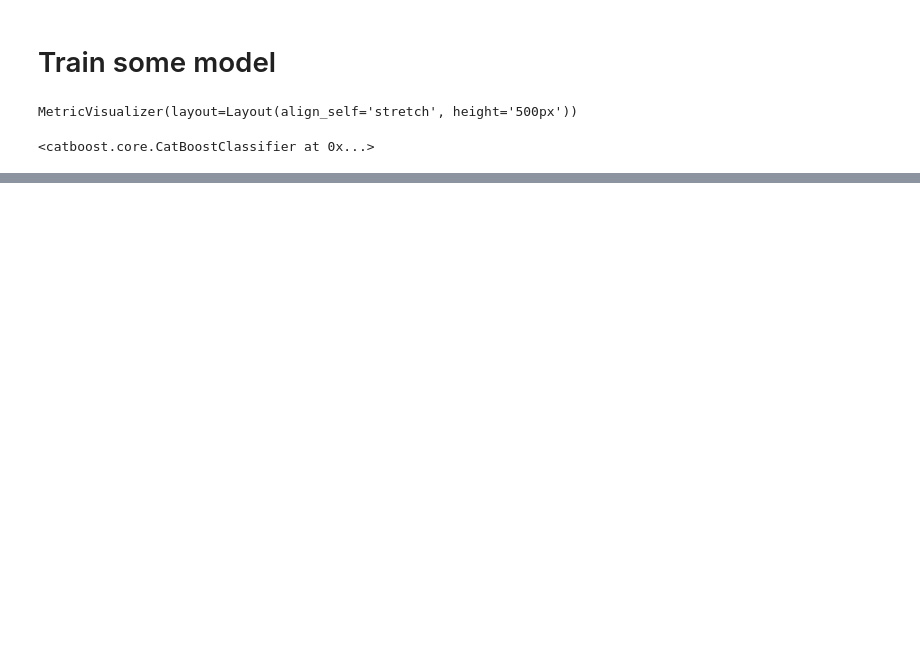
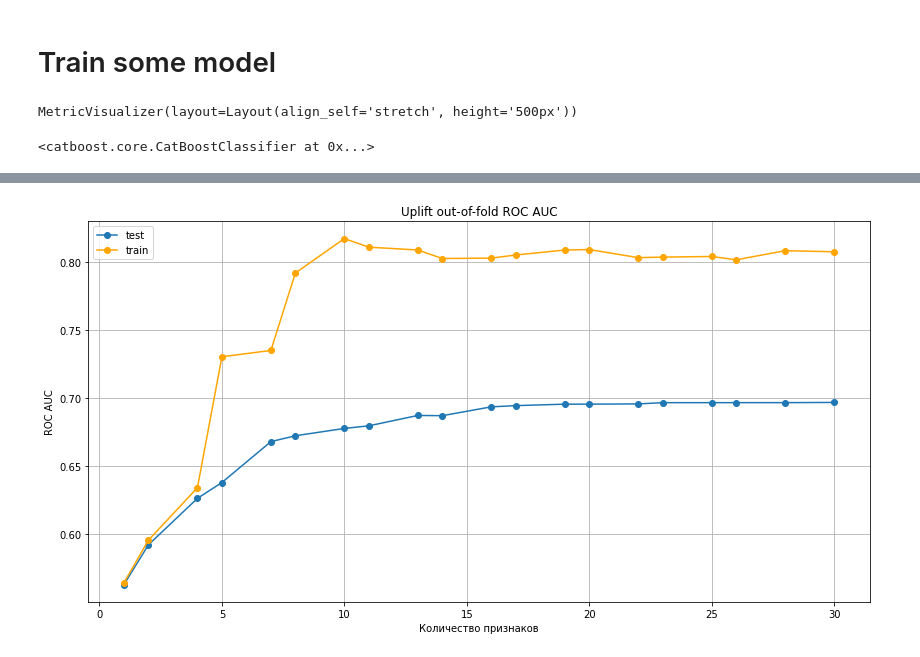
Before and after one commit to goo-goo-goo-joob/hse_credit_risk, a Jupyter notebook: alex_permutation.ipynb, the cells around one changed output, grey strips where cells are left out. Drawn from its saved outputs; the diff is of its cells as text; code cells hidden in the pictures; blank space fills up the shorter version.

```diff
--- a/alex_permutation.ipynb
+++ b/alex_permutation.ipynb
@@ -47,17 +101,6 @@ pools = {
 # pools['train'].save_quantization_borders('borders.dat')
 # pools['oos'].quantize(input_borders='borders.dat')
 # pools['oot'].quantize(input_borders='borders.dat')
-# %%
-params = {
-    "iterations": 400,
-    "max_depth": 4,
-    "learning_rate": 0.1,
-    "rsm": 0.7,
-    "od_wait": 100,
-    "use_best_model": True,
-    "eval_metric": "AUC:hints=skip_train~false",
-    "logging_level": "Silent",
-}
 # %% [markdown]
 # Train some model
 # %%
@@ -113,9 +161,19 @@ imp
 # %%
 uplift = []
-for thr in tqdm(sorted(set(np.percentile(imp["imp"], np.linspace(0, 1, 20))))):
-    features2 = imp[imp["imp"] >= thr]["feature"]
+for thr in tqdm(
+    sorted(
+        set(np.percentile(imp["imp"], np.linspace(0, 100, 20), interpolation="midpoint"))
+        # | set(np.percentile(imp["imp"], np.linspace(0, 20, 20), interpolation="midpoint"))
+        | set([imp["imp"].max()])
+    )
+):
+    features2 = imp[imp["imp"] <= thr]["feature"].values.copy()
     pools2 = {
-        k: catboost.Pool(v[v["target"] != -1][features2], v[v["target"] != -1]["target"], cat_features=cat_features)
+        k: catboost.Pool(
+            v[v["target"] != -1][features2],
+            v[v["target"] != -1]["target"],
+            cat_features=sorted(set(features2) & set(cat_features)),
+        )
         for k, v in samples.items()
     }
     clf = catboost.CatBoostClassifier(**params)
@@ -142 +218,14 @@ uplift
+# %%
+plt.figure(figsize=(14, 7), facecolor='w')
+plt.plot(uplift['columns'], uplift['test_score'], marker='o', label='test')
+plt.plot(uplift['columns'], uplift['train_score'], marker='o', color='orange', label='train')
+
+plt.title('Uplift out-of-fold ROC AUC')
+plt.legend()
+plt.xlabel('Количество признаков')
+plt.ylabel('ROC AUC')
+# plt.twinx()
+plt.grid()
+# %% [output]
+[figure, added]
 # %%
```
Also changed, not shown: parts of 7 cells of this notebook, 3 other files.
